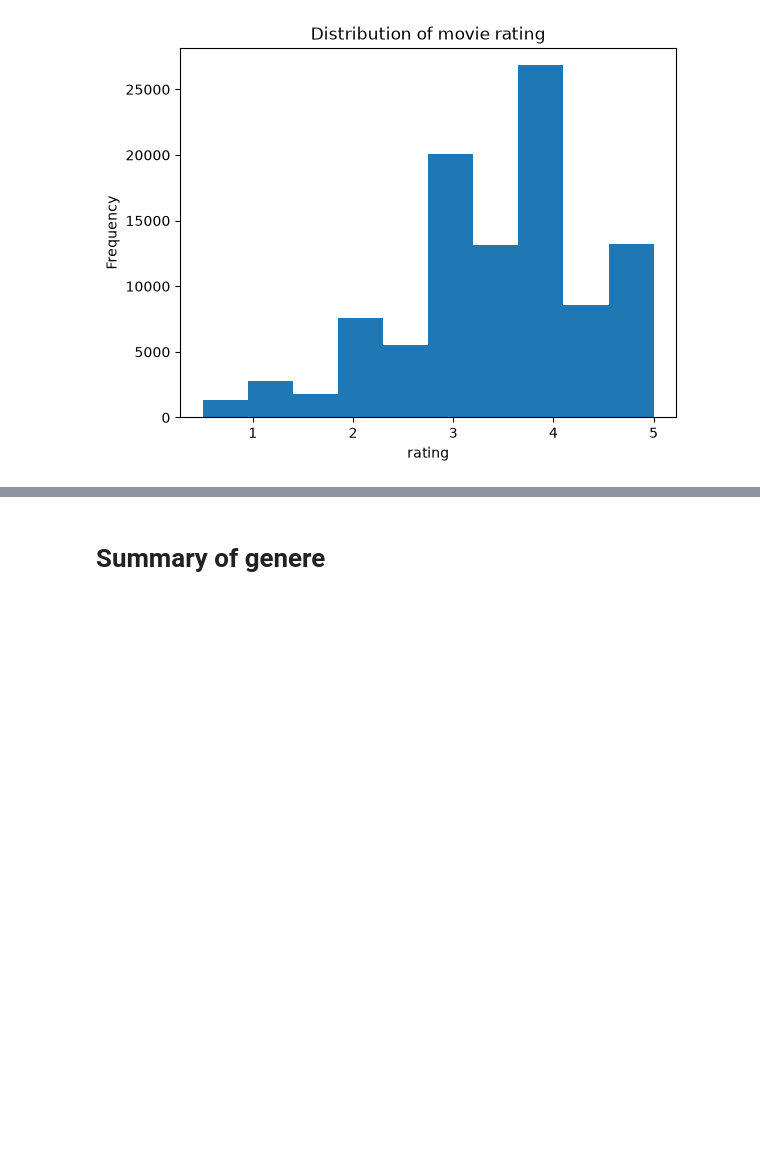
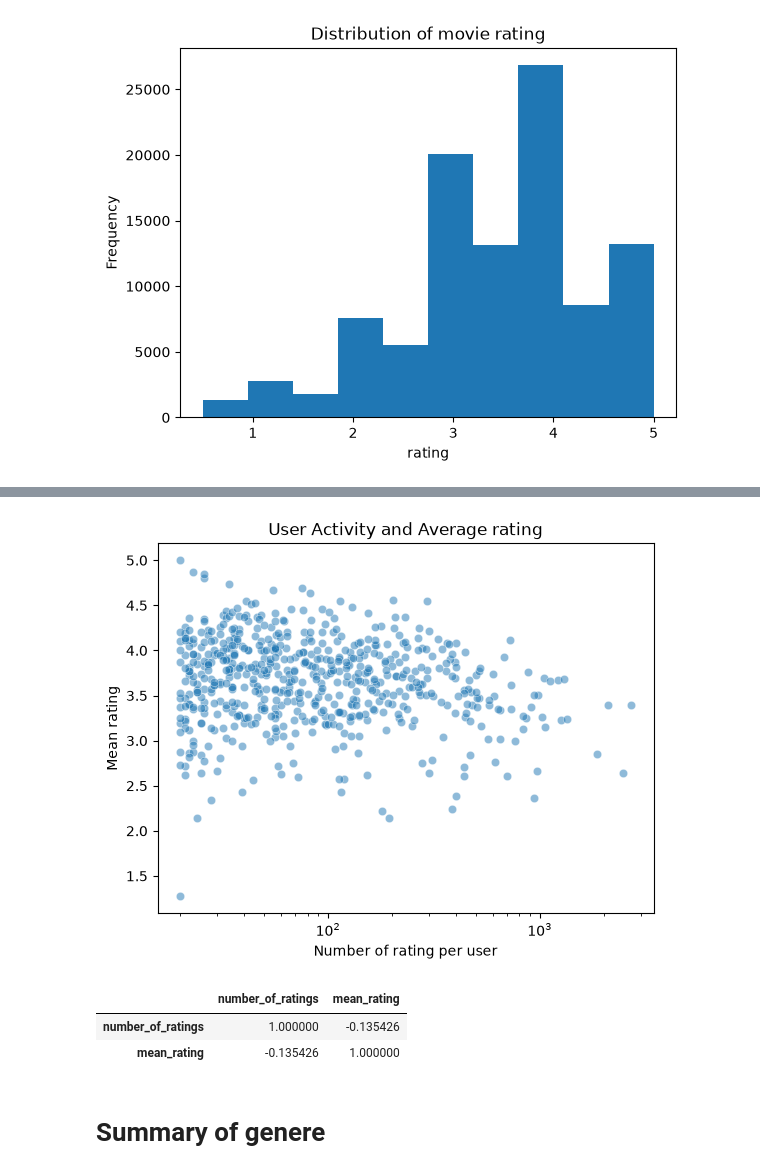
Before and after one commit to shosakaue0808/Movie_Recommendation_System, a Jupyter notebook: notebooks/data_analysis.ipynb, the cells around one changed output, grey strips where cells are left out. Cells and saved outputs as stored; diff of their text form; code cells hidden in the pictures; blank space fills up the shorter version.

```diff
--- a/notebooks/data_analysis.ipynb
+++ b/notebooks/data_analysis.ipynb
@@ -139,3 +224,25 @@ plt.show()
+# %%
+sns.scatterplot(data=ratingavg_by_userid,
+                x='number_of_ratings',
+                y='mean_rating',
+                alpha=0.5)
+plt.xscale('log')
+plt.xlabel('Number of rating per user')
+plt.ylabel('Mean rating')
+plt.title('User Activity and Average rating')
+plt.show()
+# %% [output]
+[figure, added]
+# %%
+correlation = ratingavg_by_userid[
+    ["number_of_ratings", "mean_rating"]
+].corr(method="spearman")
+
+correlation
+# %% [output]
+|  | number_of_ratings | mean_rating |
+| number_of_ratings | 1.000000 | -0.135426 |
+| mean_rating | -0.135426 | 1.000000 |
 # %% [markdown]
 # Summary of genere
 # %%
```
Also changed, not shown: parts of 13 cells of this notebook, 5 other files.
